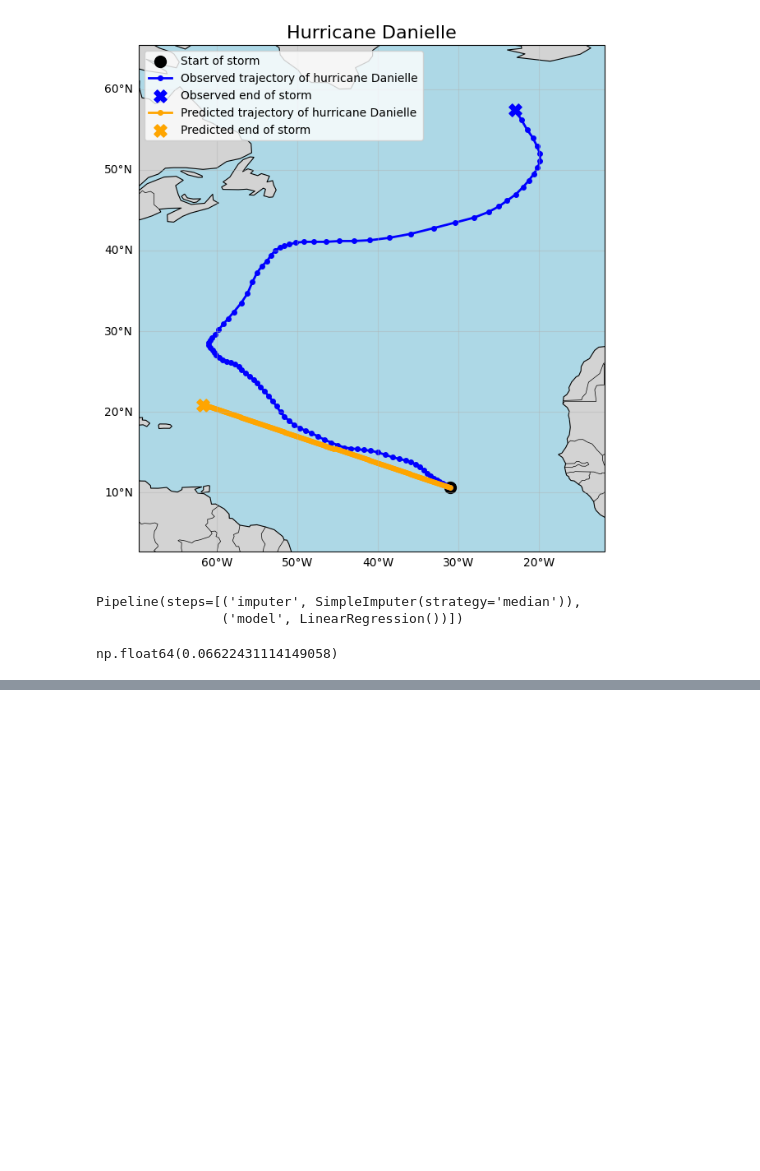
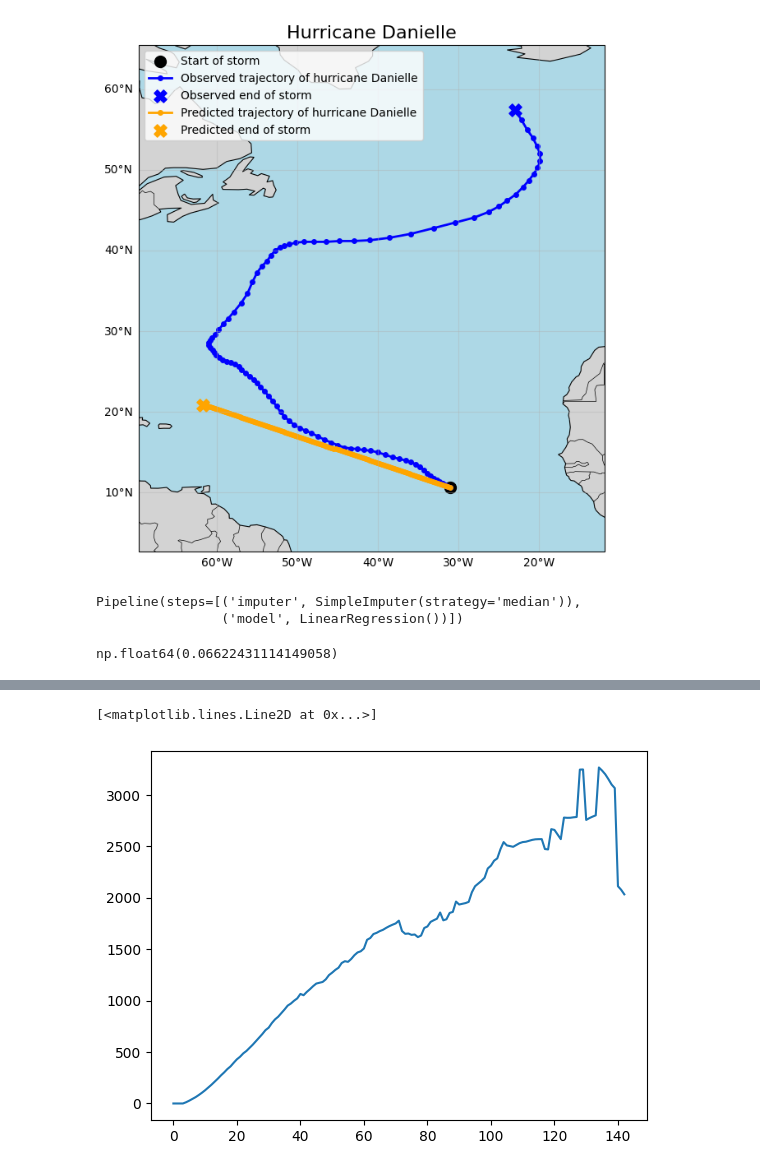
Before and after one commit to tomneisel/hurricane-trajectory, a Jupyter notebook: notebooks/trajectory_prediction.ipynb, the cells around one changed output, grey strips where cells are left out. Cells and saved outputs as stored; diff of their text form; code cells hidden in the pictures; blank space fills up the shorter version.

```diff
--- a/notebooks/trajectory_prediction.ipynb
+++ b/notebooks/trajectory_prediction.ipynb
@@ -251,0 +255,35 @@ plot_hurricane(test_hurricane, testrun_df)
+# %%
+distance_diff_df = pd.DataFrame()
+
+for sid in test_df["SID"].unique():
+
+    cords = np.array(list(zip(test_df[test_df["SID"] == sid]["LAT"], test_df[test_df["SID"] == sid]["LON"]))[2:])
+
+    features = ['SEASON', 'NUMBER', 'LAT', 'LON', 'DIST2LAND', 'LANDFALL', 'USA_WIND', 'USA_PRES', 'STORM_SPEED', 'STORM_DIR', 'DELTA_LAT', 'DELTA_LON', 'LAT_ACCELERATION', 'LON_ACCELERATION', 'WIND_CHANGE', 'PRES_CHANGE', 'WIND_ACCELERATION', 'PRES_ACCELERATION', 'MONTH']
+    disteval_df = test_df[test_df["SID"] == sid][features][2:6]
+
+    if disteval_df.isnull().values.any():
+        continue
+
+    num_preds = len(test_df[test_df["SID"] == sid][2:])
+
+    for _ in range(num_preds - 4):
+
+        storm_initial_state = create_starting_position(disteval_df[-4:]).reshape(1, 76)
+        storm_predictions = reg_pipeline.predict(storm_initial_state)[0]
+
+        disteval_df.loc[len(disteval_df)] = storm_predictions
+
+    lats = disteval_df.iloc[4:]["LAT"]
+
+    pred_cords = np.array(list(zip(disteval_df["LAT"], disteval_df["LON"])))
+
+    d = pd.Series(haversine_distance(cords, pred_cords)).rename(sid)
+
+    distance_diff_df = pd.concat([distance_diff_df, d], axis=1)
+# %%
+distance_diff_df["mean"] = distance_diff_df.mean(axis=1)
+plt.plot(distance_diff_df["mean"])
+# %% [output]
+[<matplotlib.lines.Line2D at 0x...>]
+[figure, added]
```
Also changed, not shown: parts of 4 cells of this notebook.
